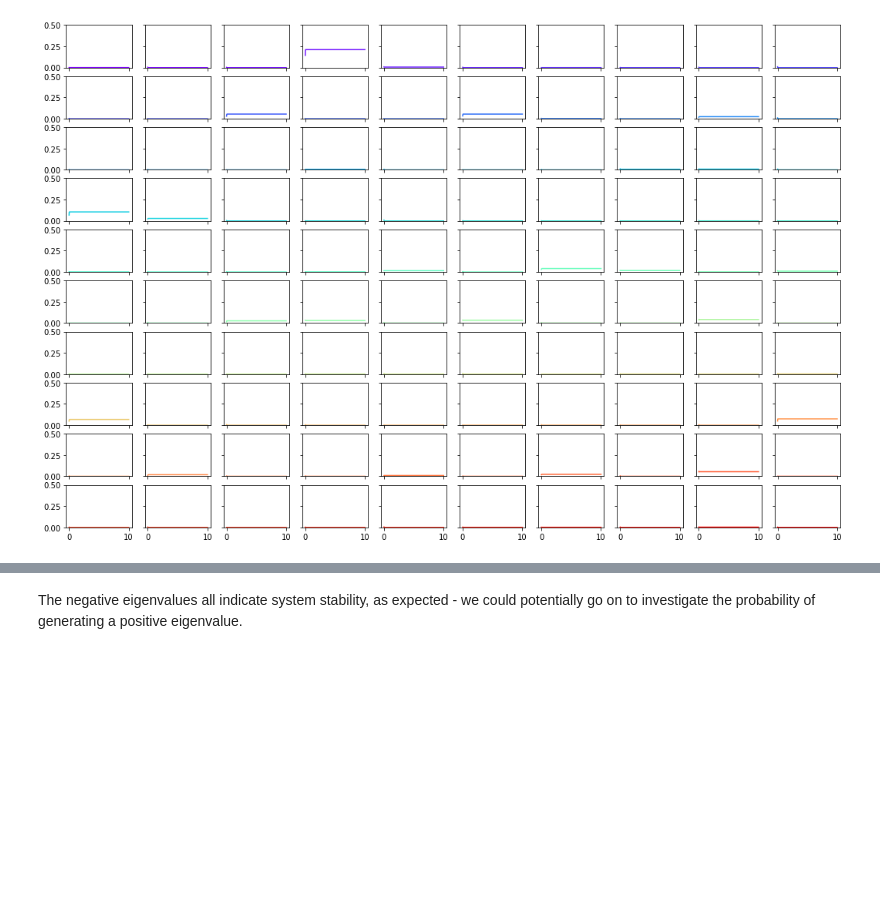
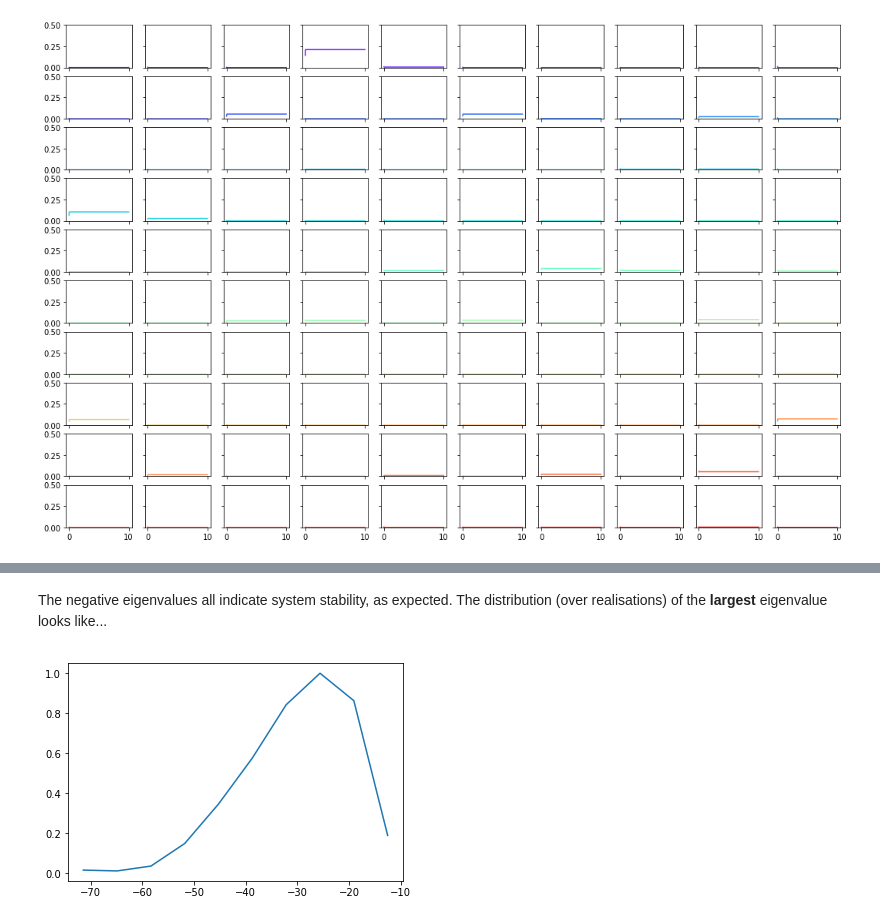
Before and after one commit to umbralcalc/multistatemem, a Jupyter notebook: pneumocode.ipynb, the cells around one changed output, grey strips where cells are left out. Saved outputs shown, nothing was run; the diff lists cells and outputs as text; code cells hidden in the pictures; blank space fills up the shorter version.

```diff
--- a/pneumocode.ipynb
+++ b/pneumocode.ipynb
@@ -959,2 +959,35 @@ Determinant natural log: 363.4434188138579
 # %% [markdown]
-The negative eigenvalues all indicate system stability, as expected - we could potentially go on to investigate the probability of generating a positive eigenvalue.
+The negative eigenvalues all indicate system stability, as expected. The distribution (over realisations) of the **largest** eigenvalue looks like...
+# %%
+# Set parameters
+number_of_realisations = 1000
+number_of_serotypes = 100
+FOI_mean = 1.0
+FOI_variance = 10.0
+
+maxeig = []
+for r in range(0,number_of_realisations):
+    FOIs = np.random.gamma(FOI_mean**2.0/FOI_variance,FOI_variance/FOI_mean,size=(number_of_serotypes))
+    recovery_rates = np.ones(number_of_serotypes)
+    competition_matrix = np.random.uniform(size=(number_of_serotypes,number_of_serotypes))
+    #np.random.gamma(FOI_mean**2.0/FOI_variance,FOI_variance/FOI_mean,size=(number_of_serotypes,number_of_serotypes))
+    np.fill_diagonal(competition_matrix,0.0)
+
+    # Generate corresponding Jacobian
+    Jac = np.zeros((number_of_serotypes,number_of_serotypes))
+    for i in range(0,number_of_serotypes):
+        for ip in range(0,number_of_serotypes):
+            if (i==ip):
+                Jac[i,ip] = -recovery_rates[i] - FOIs[i] - np.sum(competition_matrix[i,:]*FOIs)
+            if (i!=ip):
+                Jac[i,ip] = competition_matrix[ip,i]*FOIs[i] - FOIs[i]
+
+    eivalsJac, eivecsJac = np.linalg.eig(Jac)
+    detsign, lndet = np.linalg.slogdet(Jac)
+    maxeig.append(np.max(eivalsJac))
+
+h, b = np.histogram(maxeig)
+plt.plot(0.5*(b[1:]+b[:-1]),h/np.max(h))
+plt.show()
+# %% [output]
+[figure, added]
```
Also changed, not shown: parts of 3 cells of this notebook.
